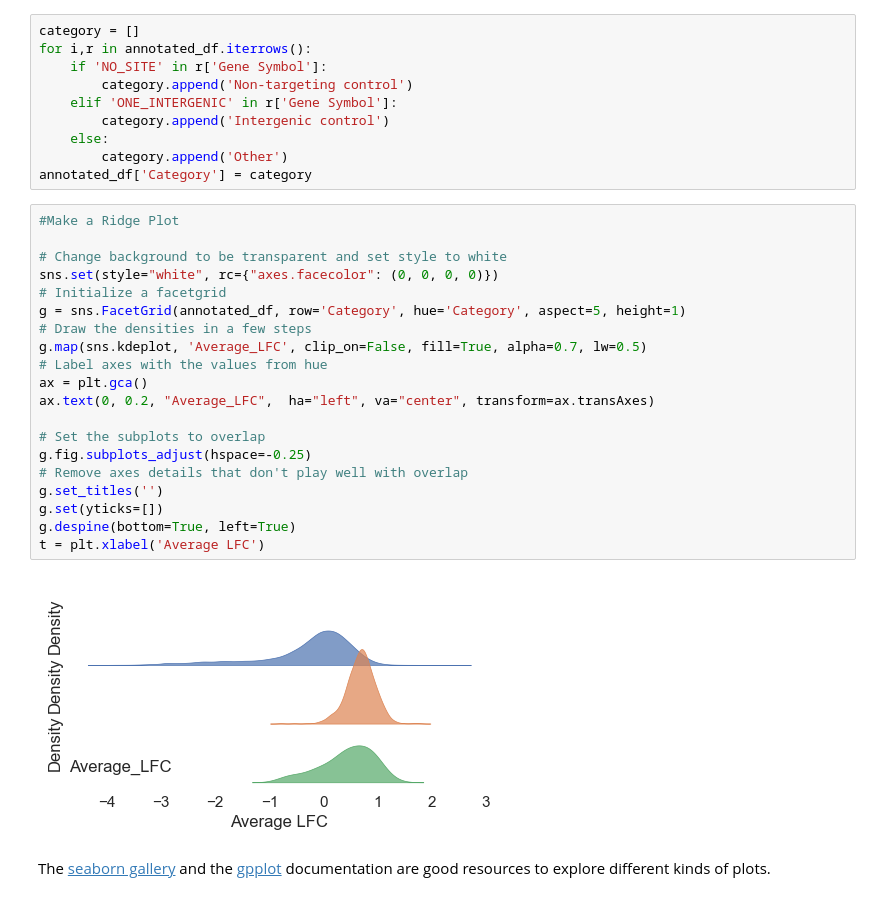
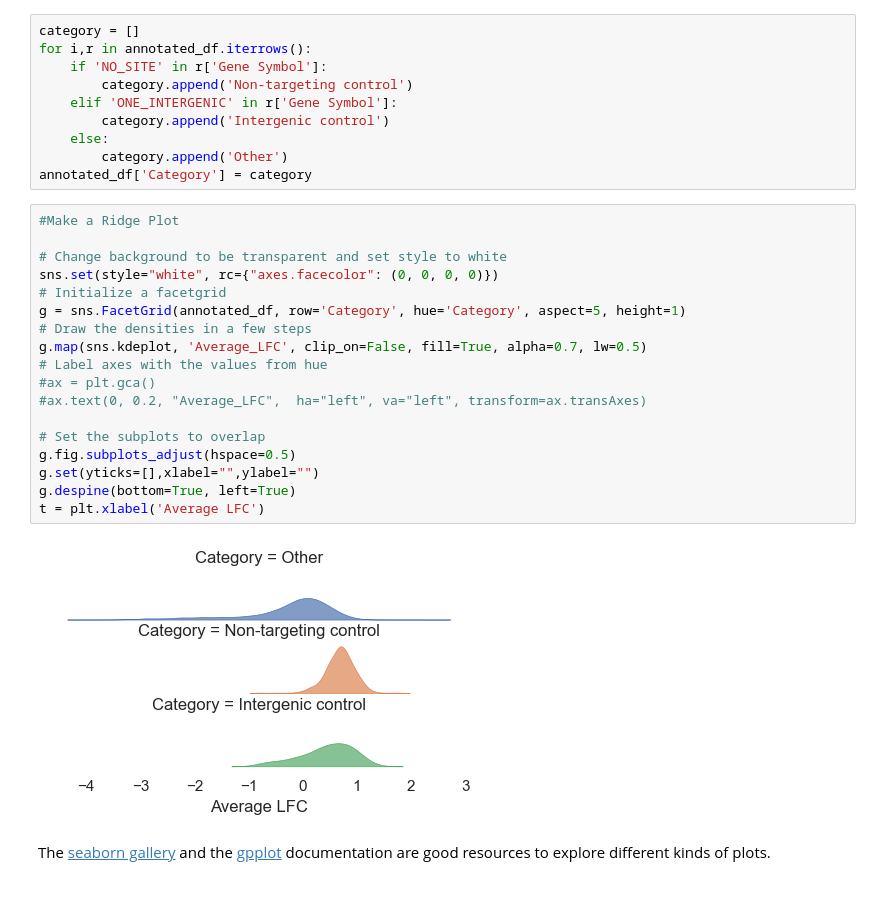
Before and after one commit to broadinstitute/computational-resources, a Jupyter notebook: 02_Data_Analysis_with_Python/02_Visualization/Visualization_Packages.ipynb, the cells around one changed output. Cells and saved outputs as stored; diff of their text form.

```diff
--- a/02_Data_Analysis_with_Python/02_Visualization/Visualization_Packages.ipynb
+++ b/02_Data_Analysis_with_Python/02_Visualization/Visualization_Packages.ipynb
@@ -99,25 +99,23 @@ annotated_df['Category'] = category
 # %%
 #Make a Ridge Plot
 
 # Change background to be transparent and set style to white
 sns.set(style="white", rc={"axes.facecolor": (0, 0, 0, 0)})
 # Initialize a facetgrid
 g = sns.FacetGrid(annotated_df, row='Category', hue='Category', aspect=5, height=1)
 # Draw the densities in a few steps
 g.map(sns.kdeplot, 'Average_LFC', clip_on=False, fill=True, alpha=0.7, lw=0.5)
 # Label axes with the values from hue
-ax = plt.gca()
-ax.text(0, 0.2, "Average_LFC",  ha="left", va="center", transform=ax.transAxes)
+#ax = plt.gca()
+#ax.text(0, 0.2, "Average_LFC",  ha="left", va="left", transform=ax.transAxes)
 
 # Set the subplots to overlap
-g.fig.subplots_adjust(hspace=-0.25)
-# Remove axes details that don't play well with overlap
-g.set_titles('')
-g.set(yticks=[])
+g.fig.subplots_adjust(hspace=0.5)
+g.set(yticks=[],xlabel="",ylabel="")
 g.despine(bottom=True, left=True)
 t = plt.xlabel('Average LFC')
 # %% [output]
-[figure, old version]
+[figure, new version]
 # %% [markdown]
 The [seaborn gallery](https://seaborn.pydata.org/examples/index.html) and the [gpplot](https://gpplot.readthedocs.io/en/latest/)
 documentation are good resources to explore different kinds of plots.
```
